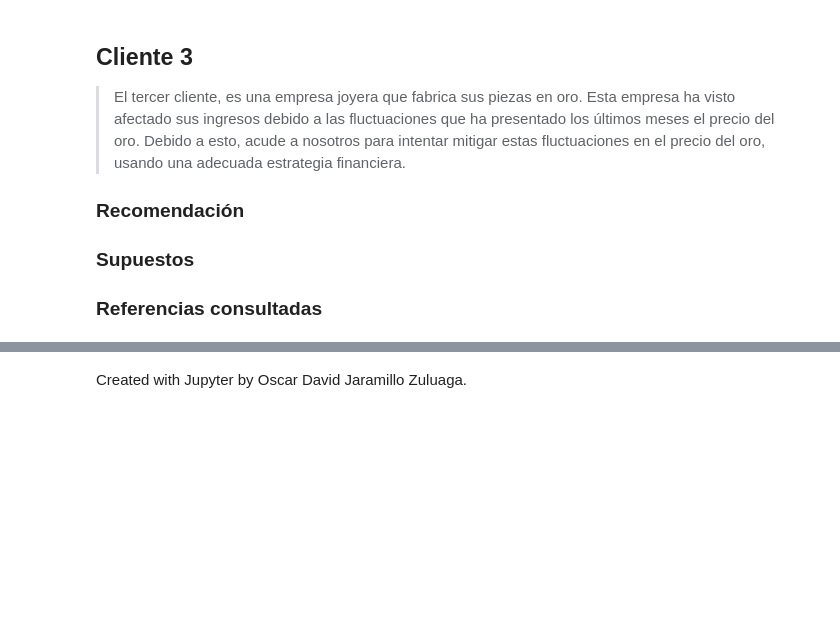
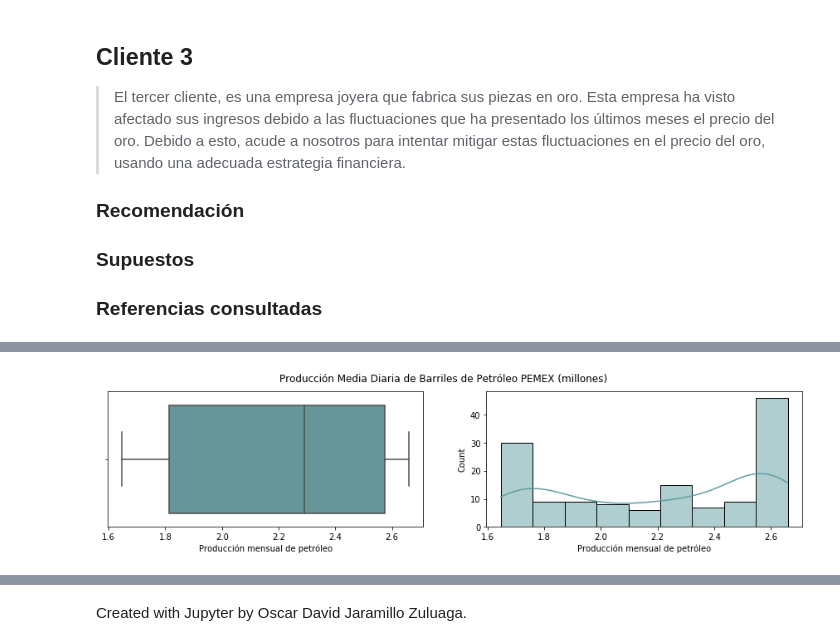
Before and after one commit to diegolazareno/Examen3_SPF, a Jupyter notebook: Examen_Tema3_DALopez.ipynb, the cells around one changed output, grey strips where cells are left out. Cells and saved outputs as stored; diff of their text form; code cells hidden in the pictures; blank space fills up the shorter version.

```diff
--- a/Examen_Tema3_DALopez.ipynb
+++ b/Examen_Tema3_DALopez.ipynb
@@ -367,0 +598,6 @@ commoditiesPricesVisualization(data3, "Oro", ticker3, ["maroon", "red"], [1680,
+# %%
+oilBarrelsPEMEX = pd.read_excel("Data/PEMEXProduccionPetroleo.xlsx").set_index(["Fecha"])[::-1]
+boxAndHistPlot(oilBarrelsPEMEX["Producción mensual de petróleo"], (15, 3), "cadetblue",
+               "Producción Media Diaria de Barriles de Petróleo PEMEX (millones)")
+# %% [output]
+[figure, added]
```
Also changed, not shown: parts of 24 cells of this notebook.
